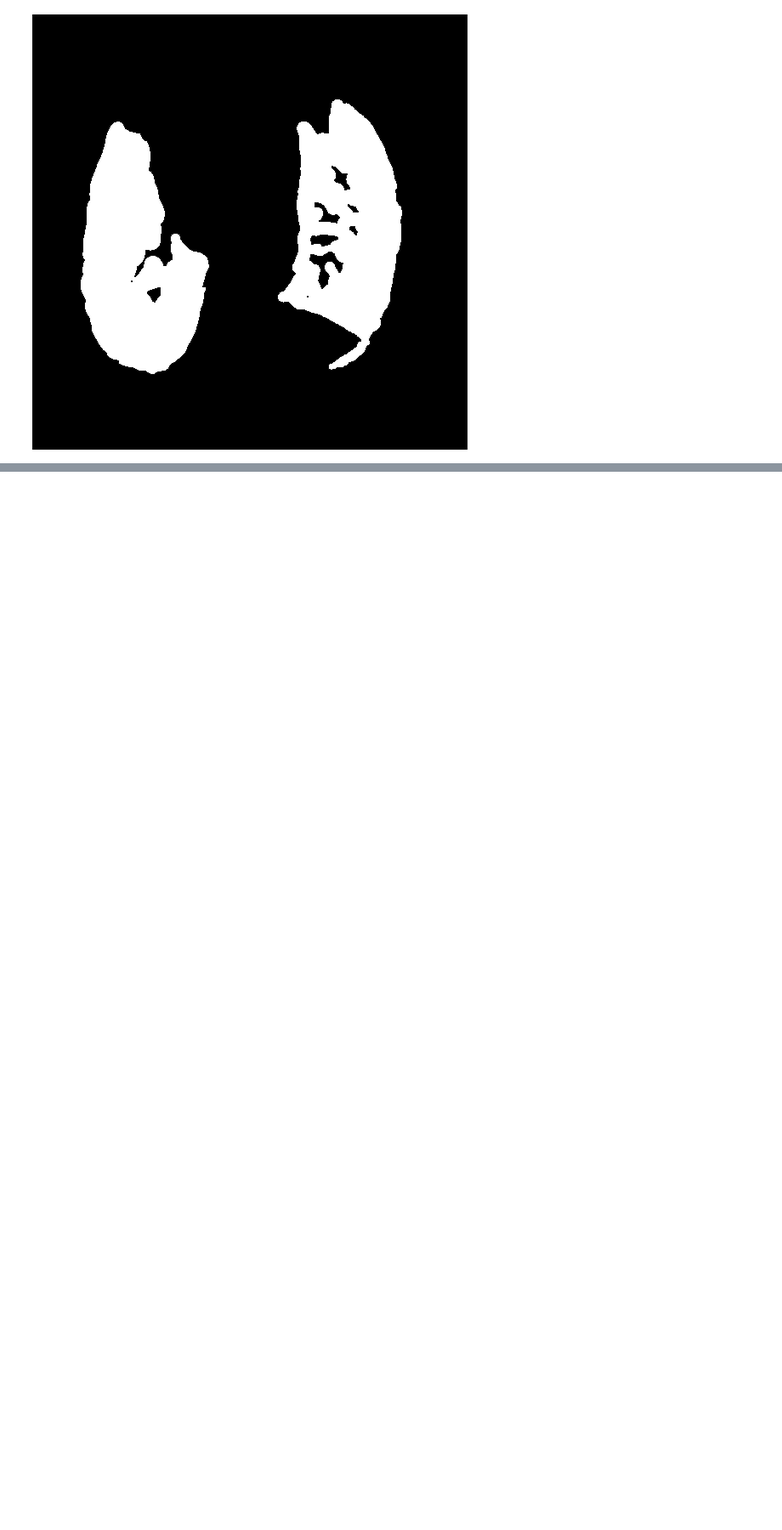
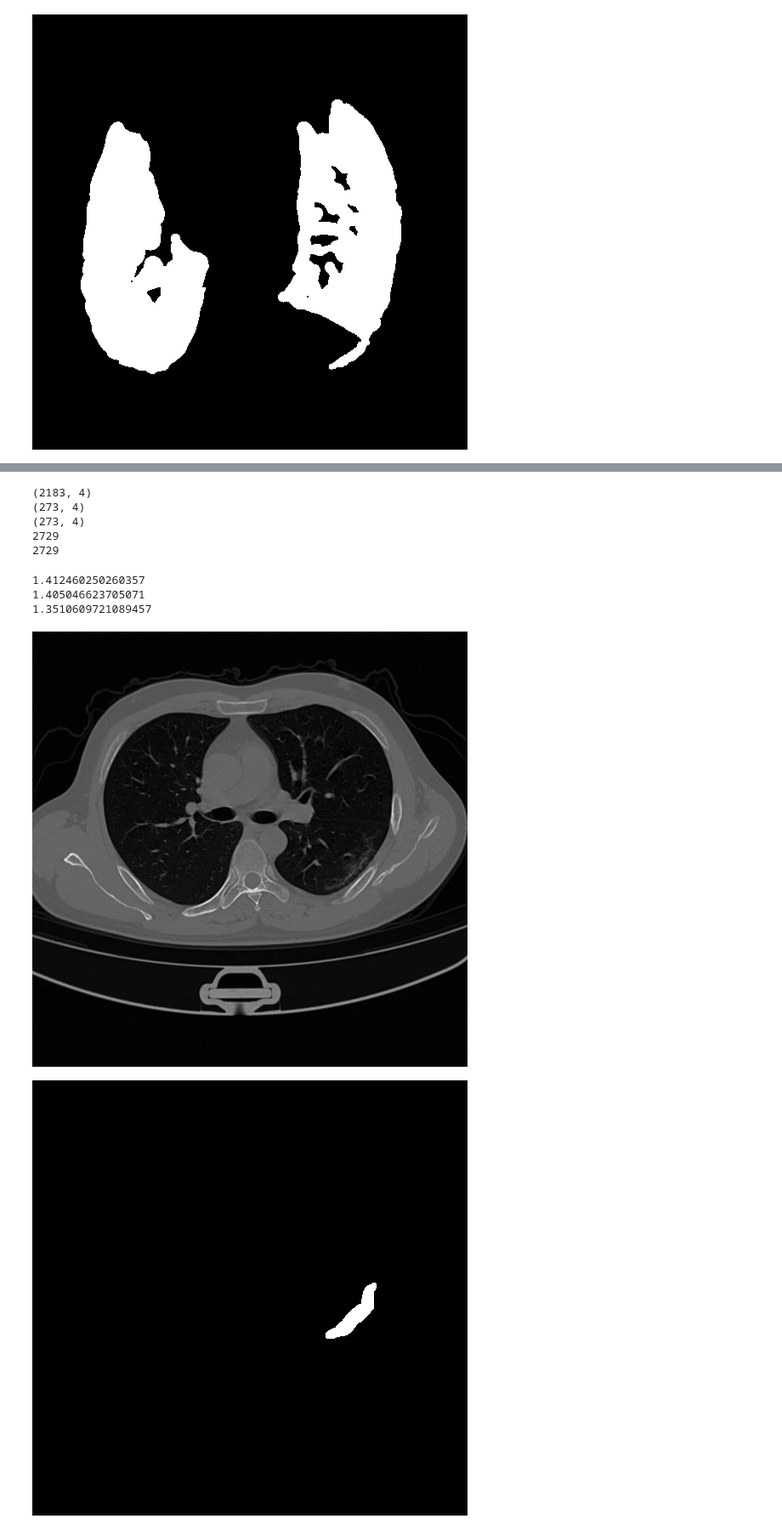
Before and after one commit to Timothy-Arnold/COVID-Image-Segmentation, a Jupyter notebook: src/data_preprocess.ipynb, the cells around one changed output, grey strips where cells are left out. Shown at 85% size. Saved outputs shown, nothing was run; the diff lists cells and outputs as text; code cells hidden in the pictures; blank space fills up the shorter version.

Commit message:
Adds continuously stratified train test split

```diff
--- a/src/data_preprocess.ipynb
+++ b/src/data_preprocess.ipynb
@@ -6,5 +8,7 @@ from PIL import Image
 # %%
 scan_1 = Image.open("C:/Users/timcy/Documents/Code/Personal/U-Net/data/scans/bjorke_1.png")
+rs = 42
+np.random.seed(rs)
 # %%
 import os
 
@@ -53,4 +73,19 @@ print(len(zero_masks))
+# %%
+# index = 1000
+
+blend_images = []
+
+for index in tqdm(range(len(scans))):
+    green_mask = masks[index].copy()
+    green_mask[:, :, 1] = 0
+    green_mask[:, :, 2] = 0
+
+    scan = Image.fromarray(scans[index]).convert('RGBA')
+    mask = Image.fromarray(green_mask).convert('RGBA')
+    blend_image = Image.blend(scan, mask, 0.5)
+
+    blend_images.append(np.array(blend_image))
 # %%
-df = pd.DataFrame({"scan": scans, "mask": masks, "mask_coverage": mask_coverages})
+df = pd.DataFrame({"scan": scans, "mask": masks, "blend_image": blend_images, "mask_coverage": mask_coverages})
 # %%
 df.describe()
@@ -81,0 +144,42 @@ Image.blend(scan, mask, 0.5)
+# %%
+train_df, test_df = scsplit(
+    df,
+    stratify=df["mask_coverage"],
+    test_size=0.2,
+    train_size=0.8,
+    random_state=rs,
+)
+val_df, test_df = scsplit(
+    test_df,
+    stratify=test_df["mask_coverage"],
+    test_size=0.5,
+    train_size=0.5,
+    random_state=rs,
+)
+# %%
+print(train_df.shape)
+print(val_df.shape)
+print(test_df.shape)
+print(len(train_df) + len(val_df) + len(test_df))
+print(len(df))
+# %% [output]
+(2183, 4)
+(273, 4)
+(273, 4)
+2729
+2729
+# %%
+print(train_df["mask_coverage"].mean())
+print(val_df["mask_coverage"].mean())
+print(test_df["mask_coverage"].mean())
+# %% [output]
+1.412460250260357
+1.405046623705071
+1.3510609721089457
+# %%
+display(Image.fromarray(val_df.iloc[0]["scan"]))
+display(Image.fromarray(val_df.iloc[0]["mask"]))
+display(Image.fromarray(val_df.iloc[0]["blend_image"]))
+# %% [output]
+[figure, added]
+[figure, added]
```
Also changed, not shown: parts of 15 cells of this notebook.
